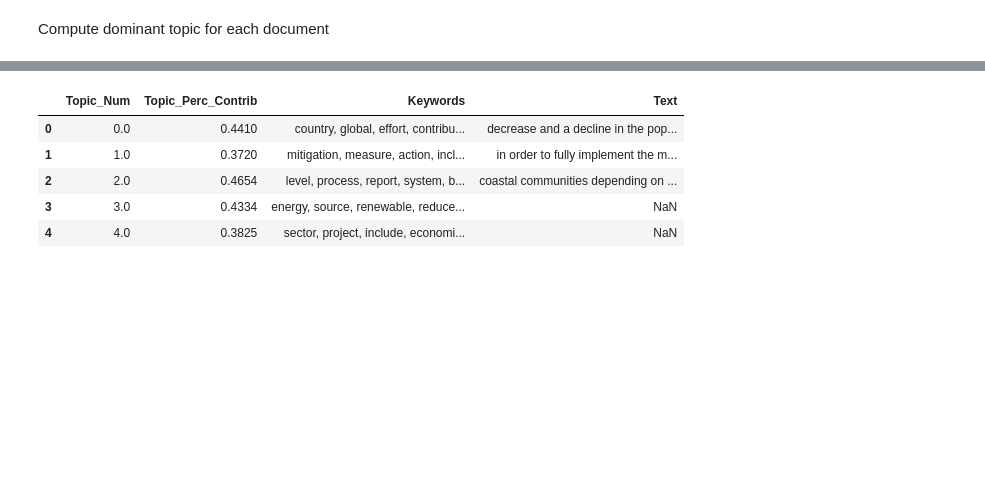
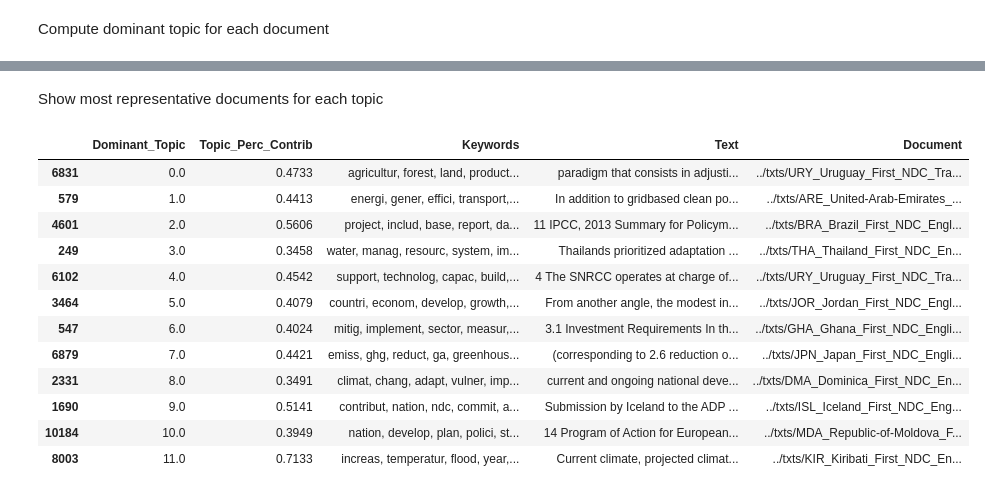
Before and after one commit to butoialexandra/Determining-country-specific-engagement-in-climate-change-policies, a Jupyter notebook: 3_Topic_Modeling_LDA.ipynb, the cells around one changed output, grey strips where cells are left out. Cells and saved outputs as stored; diff of their text form; code cells hidden in the pictures; blank space fills up the shorter version.

```diff
--- a/3_Topic_Modeling_LDA.ipynb
+++ b/3_Topic_Modeling_LDA.ipynb
@@ -250,5 +309,5 @@ model_list, coherence_values = compute_coherence_values(dictionary=id2word, corp
 # %%
-limit, start, step = 40, 2, 3
+limit, start, step = 30, 2, 1
 x = range(start, limit, step)
 plt.plot(x, coherence_values, label='coherence')
 plt.xlabel("Num Topics")
@@ -277,7 +340,7 @@ Num Topics = 38  has Coherence Value of 0.5478
 # %% [markdown]
 Print top words for the best model
 # %%
-optimal_model = model_list[3]
+optimal_model = model_list[10]
 model_topics = optimal_model.show_topics(formatted=False)
 pprint(optimal_model.print_topics(num_words=10))
 # %% [output]
@@ -337,31 +389,27 @@ topic
 Compute dominant topic for each document
 # %%
 def format_topics_sentences(ldamodel, corpus, texts):
-    # Init output
     sent_topics_df = pd.DataFrame()
 
-    # Get main topic in each document
     for i, row in enumerate(ldamodel[corpus]):
         row = sorted(row, key=lambda x: (x[1]), reverse=True)
-        # Get the Dominant topic, Perc Contribution and Keywords for each document
         for j, (topic_num, prop_topic) in enumerate(row):
-            if j == 0:  # => dominant topic
+            # dominant topic
+            if j == 0:
                 wp = ldamodel.show_topic(topic_num)
                 topic_keywords = ", ".join([word for word, prop in wp])
                 sent_topics_df = sent_topics_df.append(pd.Series([int(topic_num), round(prop_topic,4), topic_keywords]), ignore_index=True)
             else:
                 break
-    sent_topics_df.columns = ['Dominant_Topic', 'Perc_Contribution', 'Topic_Keywords']
 
-    # Add original text to the end of the output
-    contents = df.NDC_processed
-    sent_topics_df = pd.concat([sent_topics_df, contents], axis=1)
+    contents = df.NDC
+    document = df.Document
+    sent_topics_df = pd.concat([sent_topics_df, contents, document], axis=1)
+    sent_topics_df.columns = ['Dominant_Topic', 'Topic_Perc_Contrib', 'Keywords', 'Text', 'Document']
+
     return(sent_topics_df)
 # %%
-df_topic_sents_keywords = format_topics_sentences(ldamodel=optimal_model, corpus=corpus, texts=df.NDC)
+df_dominant_topic = format_topics_sentences(ldamodel=optimal_model, corpus=corpus, texts=df.NDC)
 
-df_dominant_topic = df_topic_sents_keywords.reset_index()
-df_dominant_topic.columns = ['Document_No', 'Dominant_Topic', 'Topic_Perc_Contrib', 'Keywords', 'Text']
-
-df_dominant_topic.head(10)
+df_dominant_topic
 # %% [output]
@@ -379,22 +429,27 @@ df_dominant_topic.head(10)
+# %% [markdown]
+Show most representative documents for each topic
 # %%
 sent_topics_sorteddf_mallet = pd.DataFrame()
 
-sent_topics_outdf_grpd = df_topic_sents_keywords.groupby('Dominant_Topic')
+sent_topics_outdf_grpd = df_dominant_topic.groupby('Dominant_Topic')
 
 for i, grp in sent_topics_outdf_grpd:
     sent_topics_sorteddf_mallet = pd.concat([sent_topics_sorteddf_mallet,
-                                             grp.sort_values(['Perc_Contribution'], ascending=[0]).head(1)],
+                                             grp.sort_values(['Topic_Perc_Contrib'], ascending=[0]).head(1)],
                                             axis=0)
 
-sent_topics_sorteddf_mallet.reset_index(drop=True, inplace=True)
-
-sent_topics_sorteddf_mallet.columns = ['Topic_Num', "Topic_Perc_Contrib", "Keywords", "Text"]
-
-sent_topics_sorteddf_mallet.head()
+sent_topics_sorteddf_mallet
 # %% [output]
-|  | Topic_Num | Topic_Perc_Contrib | Keywords | Text |
-| 0 | 0.0 | 0.4410 | country, global, effort, contribu... | decrease and a decline in the pop... |
-| 1 | 1.0 | 0.3720 | mitigation, measure, action, incl... | in order to fully implement the m... |
-| 2 | 2.0 | 0.4654 | level, process, report, system, b... | coastal communities depending on ... |
-| 3 | 3.0 | 0.4334 | energy, source, renewable, reduce... | NaN |
-| 4 | 4.0 | 0.3825 | sector, project, include, economi... | NaN |
+|  | Dominant_Topic | Topic_Perc_Contrib | Keywords | Text | Document |
+| 6831 | 0.0 | 0.4733 | agricultur, forest, land, product... | paradigm that consists in adjusti... | ../txts/URY_Uruguay_First_NDC_Tra... |
+| 579 | 1.0 | 0.4413 | energi, gener, effici, transport,... | In addition to gridbased clean po... | ../txts/ARE_United-Arab-Emirates_... |
+| 4601 | 2.0 | 0.5606 | project, includ, base, report, da... | 11 IPCC, 2013 Summary for Policym... | ../txts/BRA_Brazil_First_NDC_Engl... |
+| 249 | 3.0 | 0.3458 | water, manag, resourc, system, im... | Thailands prioritized adaptation ... | ../txts/THA_Thailand_First_NDC_En... |
+| 6102 | 4.0 | 0.4542 | support, technolog, capac, build,... | 4 The SNRCC operates at charge of... | ../txts/URY_Uruguay_First_NDC_Tra... |
+| 3464 | 5.0 | 0.4079 | countri, econom, develop, growth,... | From another angle, the modest in... | ../txts/JOR_Jordan_First_NDC_Engl... |
+| 547 | 6.0 | 0.4024 | mitig, implement, sector, measur,... | 3.1 Investment Requirements In th... | ../txts/GHA_Ghana_First_NDC_Engli... |
+| 6879 | 7.0 | 0.4421 | emiss, ghg, reduct, ga, greenhous... | (corresponding to 2.6 reduction o... | ../txts/JPN_Japan_First_NDC_Engli... |
+| 2331 | 8.0 | 0.3491 | climat, chang, adapt, vulner, imp... | current and ongoing national deve... | ../txts/DMA_Dominica_First_NDC_En... |
+| 1690 | 9.0 | 0.5141 | contribut, nation, ndc, commit, a... | Submission by Iceland to the ADP ... | ../txts/ISL_Iceland_First_NDC_Eng... |
+| 10184 | 10.0 | 0.3949 | nation, develop, plan, polici, st... | 14 Program of Action for European... | ../txts/MDA_Republic-of-Moldova_F... |
+| 8003 | 11.0 | 0.7133 | increas, temperatur, flood, year,... | Current climate, projected climat... | ../txts/KIR_Kiribati_First_NDC_En... |
```
Also changed, not shown: parts of 40 cells of this notebook.
